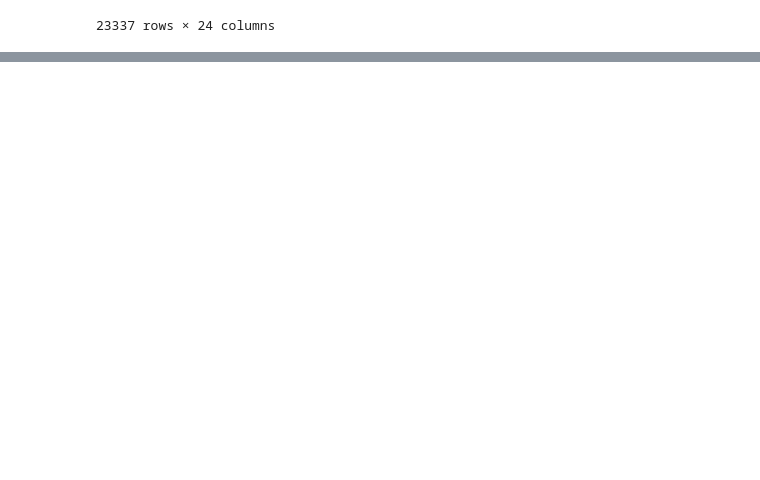
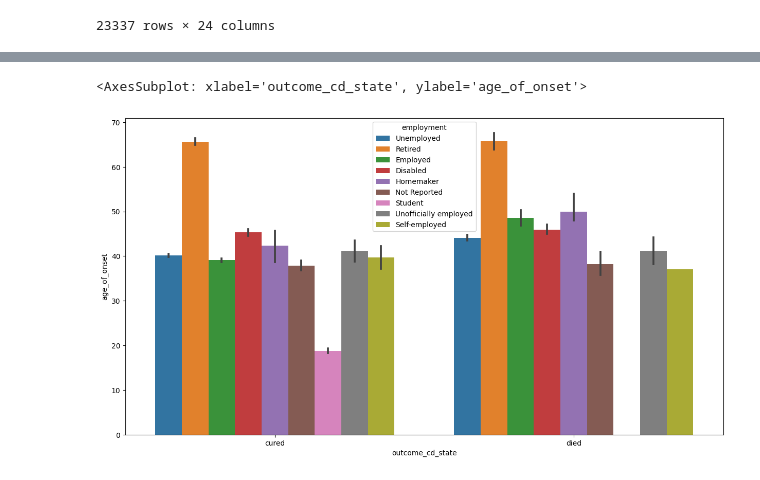
Before and after one commit to Taoheed-O/Tuberculosis_Survival_prediction, a Jupyter notebook: Data_analysis.ipynb, the cells around one changed output, grey strips where cells are left out. Drawn from its saved outputs; the diff is of its cells as text; code cells hidden in the pictures; blank space fills up the shorter version.

```diff
--- a/Data_analysis.ipynb
+++ b/Data_analysis.ipynb
@@ -676,0 +691,7 @@ patients_total
+# %%
+patients_total_cured = patients_total[patients_total['outcome_cd'].isin(['cured', 'died'])]
+plt.figure(figsize=(15, 8))
+sns.barplot(data=patients_total_cured, x='outcome_cd_state', y='age_of_onset', hue='employment')
+# %% [output]
+<AxesSubplot: xlabel='outcome_cd_state', ylabel='age_of_onset'>
+[figure, added]
```
Also changed, not shown: parts of 2 cells of this notebook.
